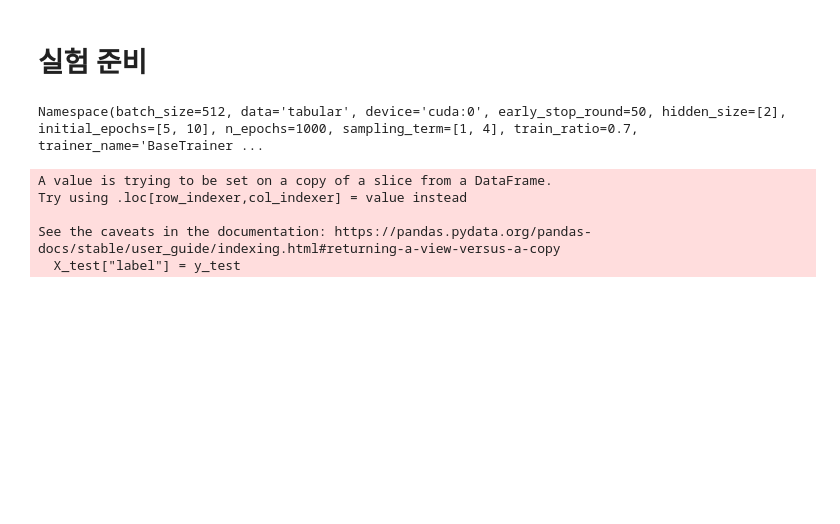
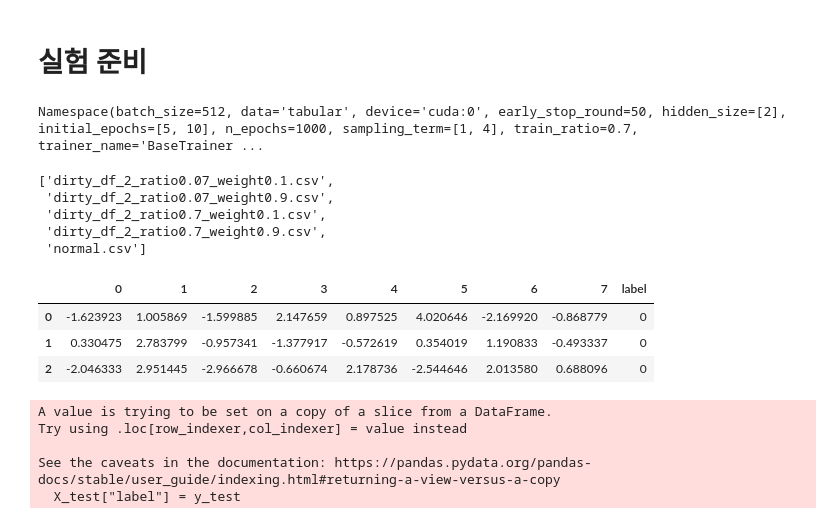
Before and after one commit to minsoo9506/my-paper, a Jupyter notebook: use_simulation_data.ipynb, the cells around one changed output. Cells and saved outputs as stored; diff of their text form; code cells hidden in the pictures; blank space fills up the shorter version.

Commit message:
prepare simulation data experiments

```diff
--- a/use_simulation_data.ipynb
+++ b/use_simulation_data.ipynb
@@ -459,4 +487,25 @@ from torch.utils.data import DataLoader
 import torch.optim as optim
 import numpy as np
 import random
+# %%
+import os
+
+PATH = './sim_data'
+file_list = os.listdir(PATH)
+file_list_csv = [file for file in file_list if file.endswith('.csv')]
+file_list_csv
+# %% [output]
+['dirty_df_2_ratio0.07_weight0.1.csv',
+ 'dirty_df_2_ratio0.07_weight0.9.csv',
+ 'dirty_df_2_ratio0.7_weight0.1.csv',
+ 'dirty_df_2_ratio0.7_weight0.9.csv',
+ 'normal.csv']
+# %%
+normal = pd.read_csv('./sim_data/normal.csv')
+normal.head(3)
+# %% [output]
+|  | 0 | 1 | 2 | 3 | 4 | 5 | 6 | 7 | label |
+| 0 | -1.623923 | 1.005869 | -1.599885 | 2.147659 | 0.897525 | 4.020646 | -2.169920 | -0.868779 | 0 |
+| 1 | 0.330475 | 2.783799 | -0.957341 | -1.377917 | -0.572619 | 0.354019 | 1.190833 | -0.493337 | 0 |
+| 2 | -2.046333 | 2.951445 | -2.966678 | -0.660674 | 2.178736 | -2.544646 | 2.013580 | 0.688096 | 0 |
 # %%
```
Also changed, not shown: parts of 10 cells of this notebook, 2 other files.
